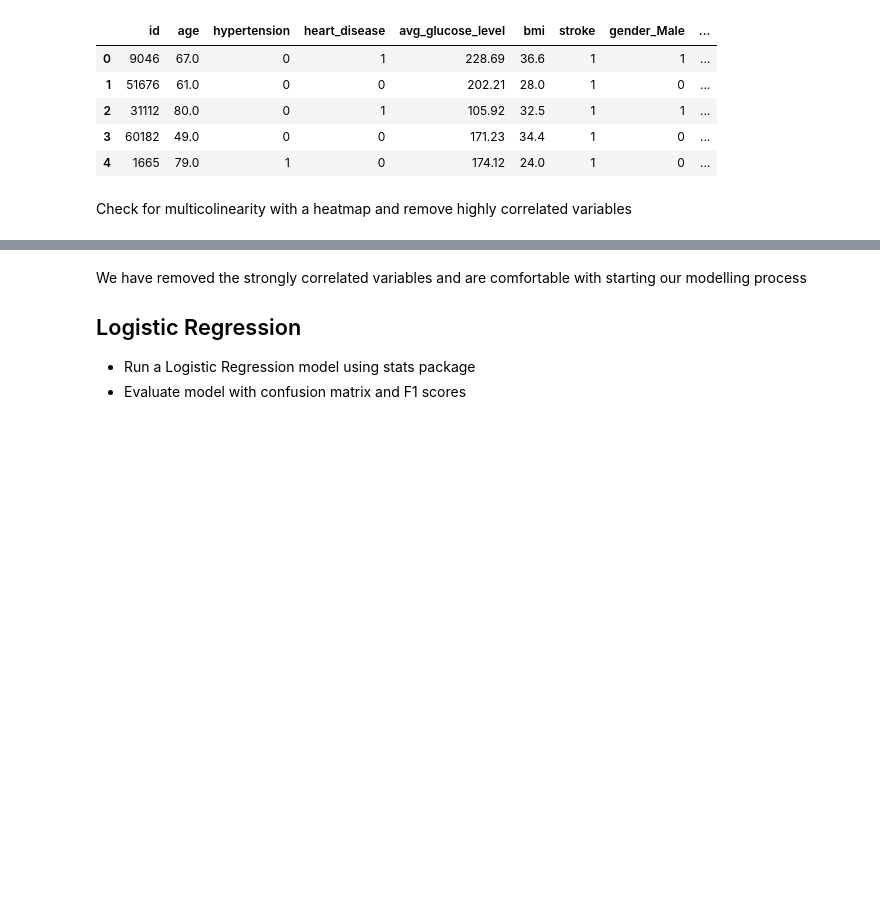
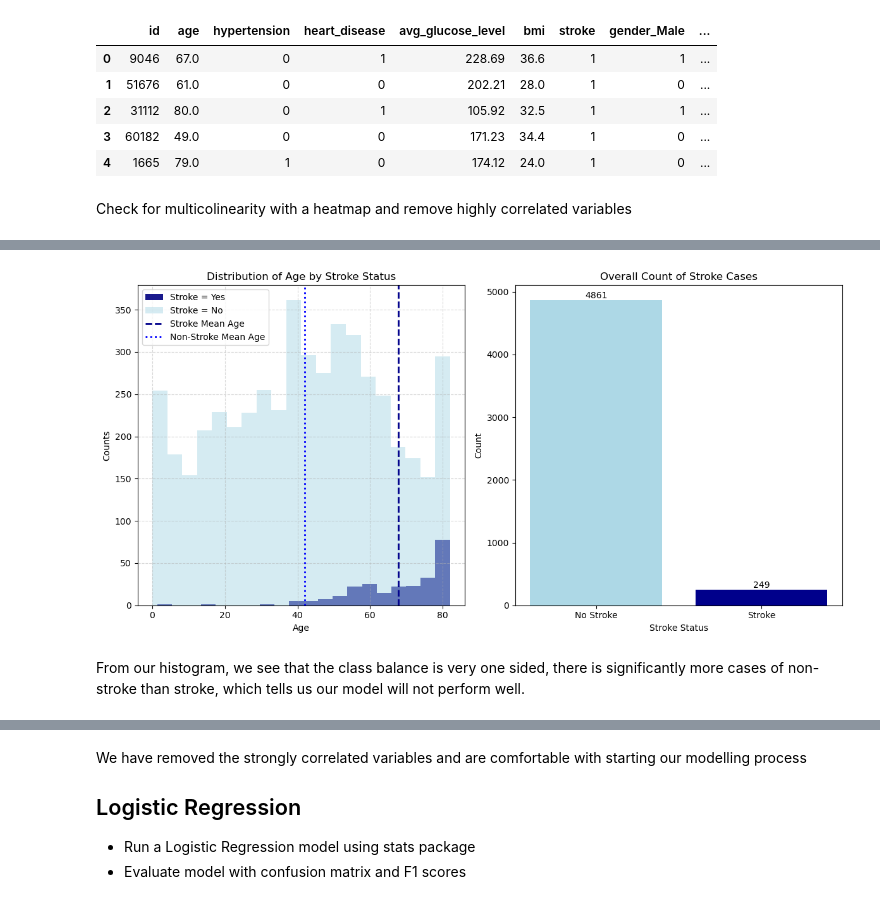
Before and after one commit to ntran119/data_projects, a Jupyter notebook: 2023_Stroke/2023_Predicting_Stroke.ipynb, the cells around one changed output, grey strips where cells are left out. Drawn from its saved outputs; the diff is of its cells as text; code cells hidden in the pictures; blank space fills up the shorter version.

```diff
--- a/2023_Stroke/2023_Predicting_Stroke.ipynb
+++ b/2023_Stroke/2023_Predicting_Stroke.ipynb
@@ -351,0 +410,49 @@ Also drop the [id] column
+# %%
+# get array of charges for smokers
+stroke_yes = df[df['stroke'] == 1]['age']
+# get array of charges for non-smokers
+stroke_no = df[df['stroke'] == 0]['age']
+# %%
+# Create a figure with two subplots
+fig, (ax1, ax2) = plt.subplots(1, 2, figsize=(12, 6))
+
+# Plot histogram of age distribution for stroke status
+ax1.hist(stroke_yes, bins=20, alpha=0.9, color='navy', label='Stroke = Yes')  # Dark color
+ax1.hist(stroke_no, bins=20, alpha=0.5, color='lightblue', label='Stroke = No')  # Light color
+
+# Plot mean lines for each category
+ax1.axvline(x=stroke_yes.mean(), color='darkblue', linestyle='--', linewidth=2, label='Stroke Mean Age')
+ax1.axvline(x=stroke_no.mean(), color='blue', linestyle=':', linewidth=2, label='Non-Stroke Mean Age')
+
+# Add grid lines
+ax1.grid(True, linestyle='--', alpha=0.5)
+
+# Add title and labels
+ax1.set_title('Distribution of Age by Stroke Status')
+ax1.set_xlabel('Age')
+ax1.set_ylabel('Counts')
+
+# Adjust legend position
+ax1.legend(loc='upper left')
+
+# Plot bar plot of overall count of stroke and non-stroke cases
+stroke_counts = df['stroke'].value_counts()
+ax2.bar(['No Stroke', 'Stroke'], stroke_counts, color=['lightblue', 'darkblue'])
+
+# Add labels to bars
+for i, count in enumerate(stroke_counts):
+    ax2.text(i, count, str(count), ha='center', va='bottom')
+
+# Add title and labels
+ax2.set_title('Overall Count of Stroke Cases')
+ax2.set_xlabel('Stroke Status')
+ax2.set_ylabel('Count')
+
+# Show plot
+plt.tight_layout()
+plt.savefig('figures/stroke_histogram.png')
+plt.show()
+# %% [output]
+[figure, added]
+# %% [markdown]
+From our histogram, we see that the class balance is very one sided, there is significantly more cases of non-stroke than stroke, which tells us our model will not perform well.
```
Also changed, not shown: parts of 10 cells of this notebook, 4 other files.
